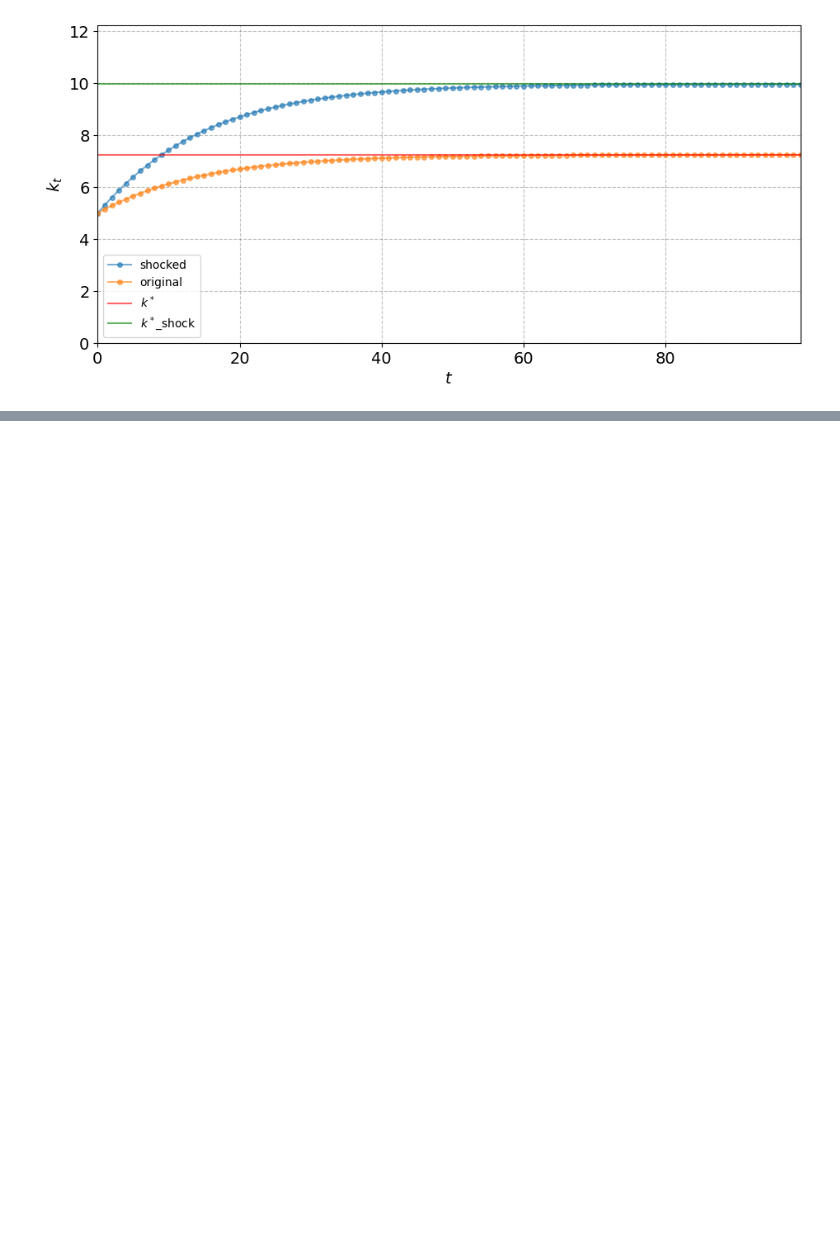
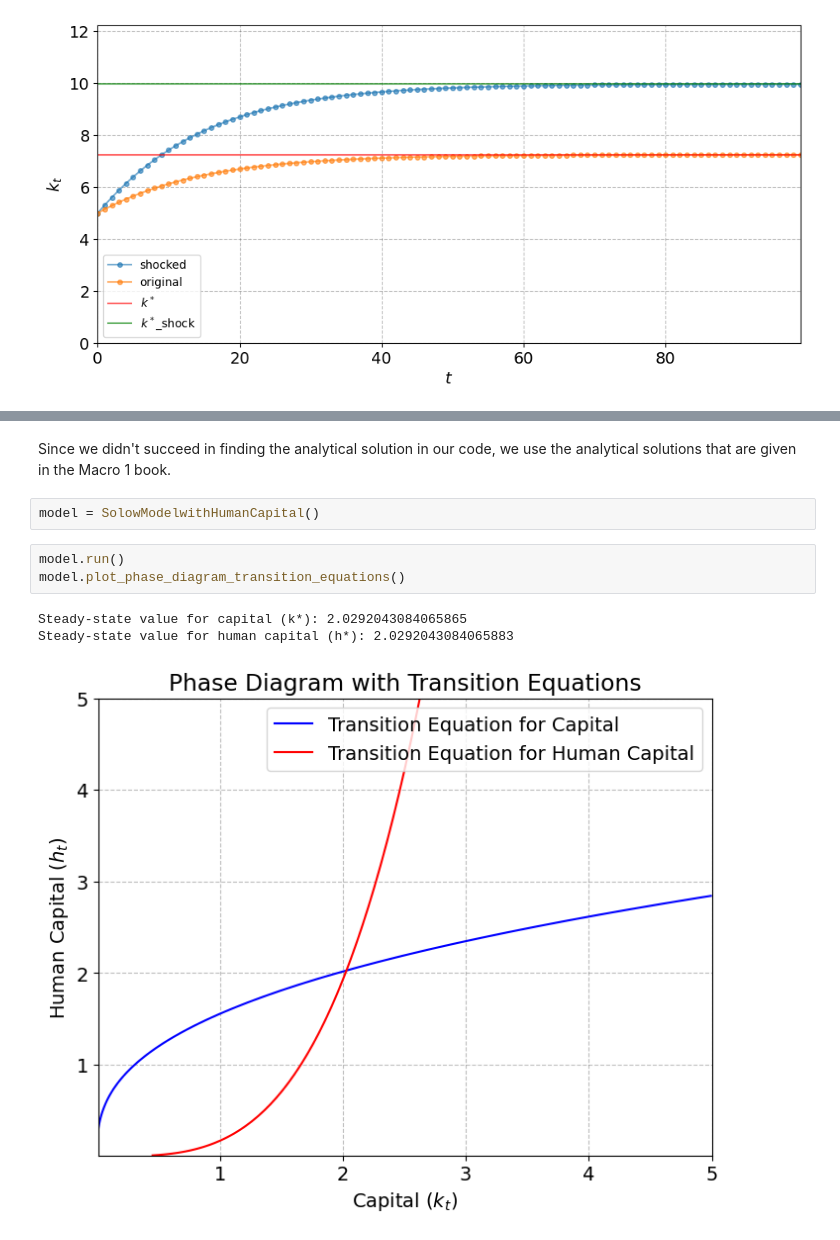
Before and after one commit to NumEconCopenhagen/projects-2024-agnete-og-andrea, a Jupyter notebook: modelproject/Solow.ipynb, the cells around one changed output, grey strips where cells are left out. Cells and saved outputs as stored; diff of their text form; blank space fills up the shorter version.

Commit message:
Human capital

```diff
--- a/modelproject/Solow.ipynb
+++ b/modelproject/Solow.ipynb
@@ -147,2 +205,13 @@ We find that our model corroporates the theoretical model.
+# %% [markdown]
+Since we didn't succeed in finding the analytical solution in our code, we use the analytical solutions that are given in the Macro 1 book.
+# %%
+model = SolowModelwithHumanCapital()
+# %%
+model.run()
+model.plot_phase_diagram_transition_equations()
+# %% [output]
+Steady-state value for capital (k*): 2.0292043084065865
+Steady-state value for human capital (h*): 2.0292043084065883
+[figure, added]
 # %% [markdown]
 ## Conclusion
```
Also changed, not shown: parts of 14 cells of this notebook, 1 other file.
